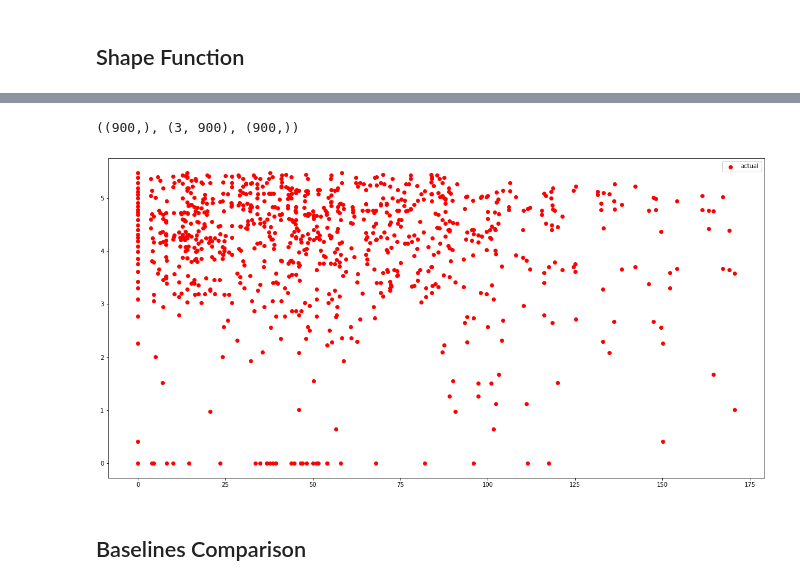
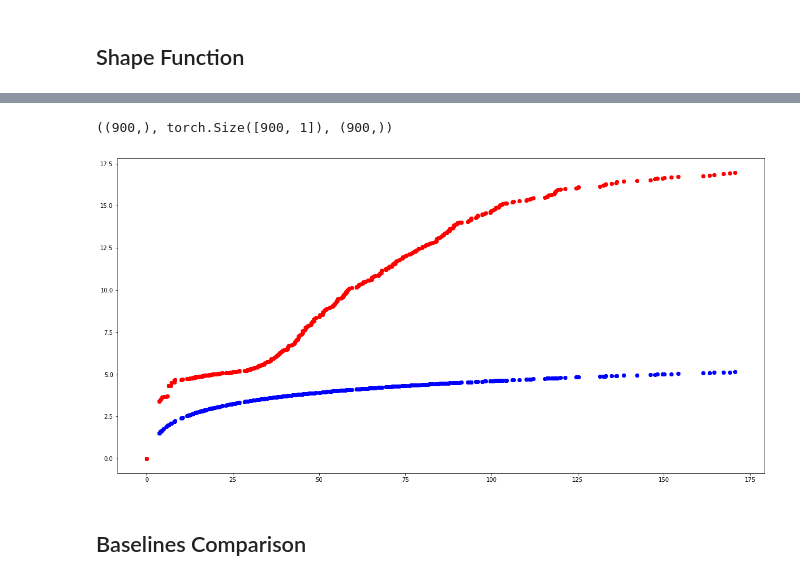
Before and after one commit to isVy08/ESTF, a Jupyter notebook: viz.ipynb, the cells around one changed output, grey strips where cells are left out. Cells and saved outputs as stored; diff of their text form; code cells hidden in the pictures.

```diff
--- a/viz.ipynb
+++ b/viz.ipynb
@@ -53,8 +60,7 @@ def scale(X, max_, min_):
 # %% [markdown]
 ## Forecasting
 # %%
-sim = load_pickle('output/nst_sim.pickle')
+sim = load_pickle('output/nst_sim_clean.pickle')
 # %%
-sim[2] = sim[2].detach().numpy()
 sim[0].shape, sim[1].shape, sim[2].shape
 # %% [output]
@@ -70,4 +78,4 @@ plot_forecast(sim[0], sim[1], 6, 5, 0, 500)
 # %% [markdown]
 ## Shape Function
 # %%
-_, d, _ = load_pickle('data/sample.pickle')
+ids, d, _ = load_pickle('data/sample.pickle')
@@ -83,20 +83,19 @@ plt.plot(data[2, :5000])
 # d_norm = scale(d.reshape(1,-1), 1, 0).reshape(-1)
 d_norm = d
 # %%
-F = 0.001 * np.log(d_norm+1)
+F = np.log(d_norm+1)
 # %%
 d_norm.shape, sim[2].shape, F.shape
 # %% [output]
-((900,), (3, 900), (900,))
+((900,), torch.Size([900, 1]), (900,))
 # %%
 l = 0
 plt.figure(figsize=(20,10))
-# plt.scatter(d_norm[:], F[:, ], c='b', label='actual')
-plt.scatter(d_norm[:], sim[2][0, :], c='r', label='estimated')
-plt.legend()
+plt.scatter(d_norm[:], F[:, ], c='b')
+plt.scatter(d_norm, sim[2], c='r')
 plt.show()
 # %% [output]
-[figure, old version]
+[figure, new version]
 # %%
 plot_shape_function(d_norm, sim[2], None, 5, 5)
 # %% [markdown]
```
Also changed, not shown: parts of 8 cells of this notebook, 3 other files.
